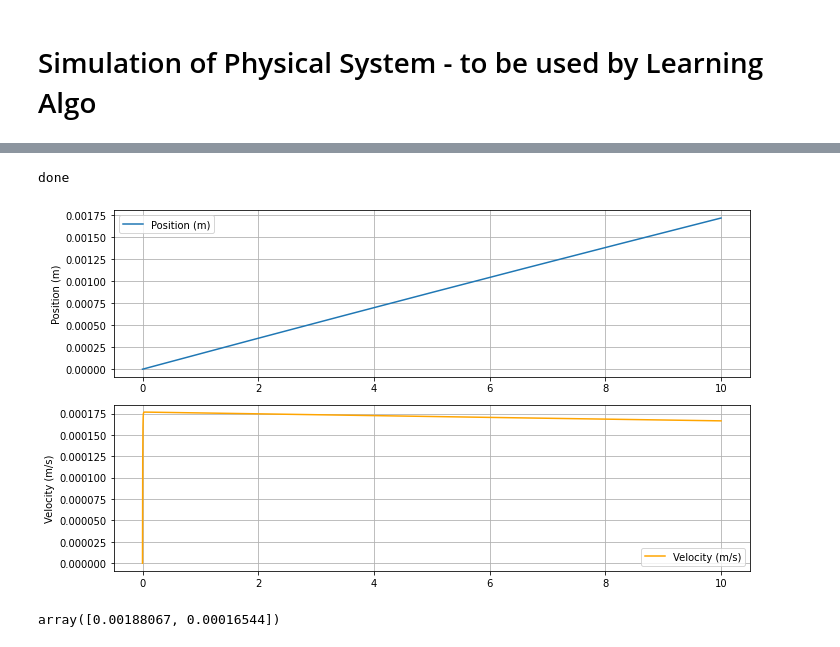
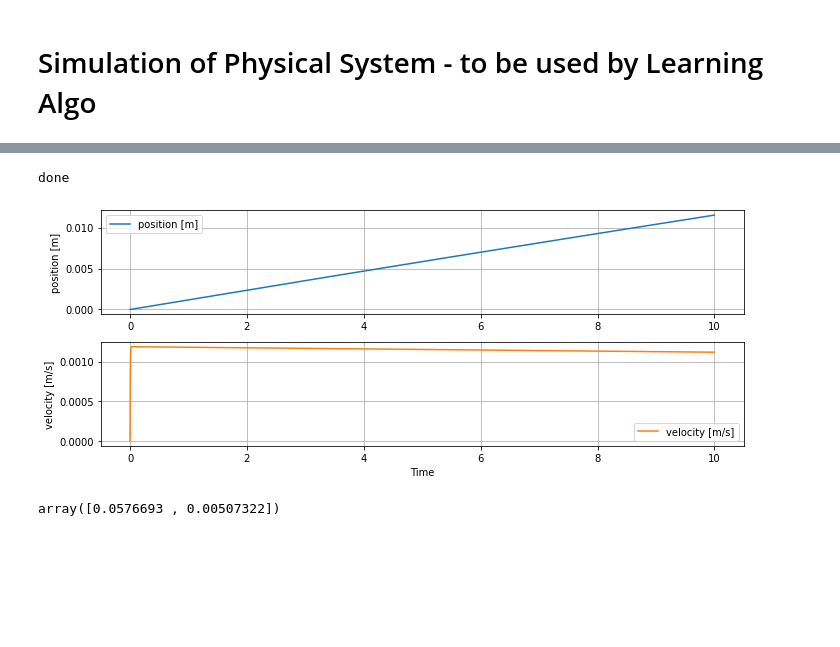
Before and after one commit to Sven-J-Steinert/Rocket-Hopper-DDPG, a Jupyter notebook: simulation.ipynb, the cells around one changed output, grey strips where cells are left out. Drawn from its saved outputs; the diff is of its cells as text; code cells hidden in the pictures; blank space fills up the shorter version.

```diff
--- a/simulation.ipynb
+++ b/simulation.ipynb
@@ -157,30 +170,49 @@ plt.show()
+# %%
+def plot(states, time):
+    num_states = states.shape[0]
+
+    plt.figure(figsize=(10, 2*num_states))
+
+    names = ["position [m]","velocity [m/s]","p_set [bar]","error [m]"]
+    colors = ["tab:blue","tab:orange","tab:green","tab:red"]
+
+    for i in range(num_states):
+        plt.subplot(num_states, 1, i + 1)
+        plt.plot(time, states[i, :], label=names[i],color=colors[i])
+        plt.ylabel(names[i])
+        plt.legend()
+        plt.grid(True)
+
+    plt.xlabel('Time')
+    plt.tight_layout()
+    plt.show()
 # %%
 h = 1/1000              # stepsize in seconds
 t0 = 0                  # initial time in seconds
 tn = 10                  # final time in seconds
 
 time = np.linspace(t0, tn, int((tn-t0)/h)+1)
 n = len(time)
 
 y0_ode = np.array([0,0]) # initial x, v
 
 states_ode = np.zeros((len(y0_ode), n))
 
 y_ode = y0_ode
 
 for ii, t in enumerate(time):
 
     states_ode[:, ii] = y_ode
 
     y_ode = rk4_e(ode, y_ode, h, t)
 
     #print(f'Step {ii+1} of {n}'.format(),end="\r",flush=True)
 
 print('done')
-position = states_ode[0,:]
-velocity = states_ode[1,:]
+plot(states_ode,time)
 # %% [output]
 done
+[figure, added]
 # %%
 # Initial conditions [initial_position, initial_velocity]
 #initial_conditions = [0, 0]
@@ -195,25 +227,6 @@ done
 #time = solution.t
 #position = solution.y[0]
 #velocity = solution.y[1]
-# %%
-# Plotting the results
-plt.figure(figsize=(10, 8))
-plt.subplot(311)
-plt.plot(time, position, label='Position (m)')
-plt.ylabel('Position (m)')
-plt.legend()
-plt.grid(True)
-
-plt.subplot(312)
-plt.plot(time, velocity, label='Velocity (m/s)', color='orange')
-plt.ylabel('Velocity (m/s)')
-plt.legend()
-plt.grid(True)
-
-plt.tight_layout()
-plt.show()
-# %% [output]
-[figure, removed]
 # %%
 def sim_step(y,p=None):
     h = 1/600              # stepsize in seconds
@@ -233,9 +246,9 @@ def sim_step(y,p=None):
 # %%
 y = np.array([0,0])
 for i in range(10*60):
-    y = sim_step(y) # sim_step(y,p=10)
+    y = sim_step(y,p=10) # sim_step(y,p=10)
 y
 # %% [output]
-array([0.00188067, 0.00016544])
+array([0.0576693 , 0.00507322])
 # %%
 # array([0.00171476, 0.00016644])
```
Also changed, not shown: parts of 9 cells of this notebook.
